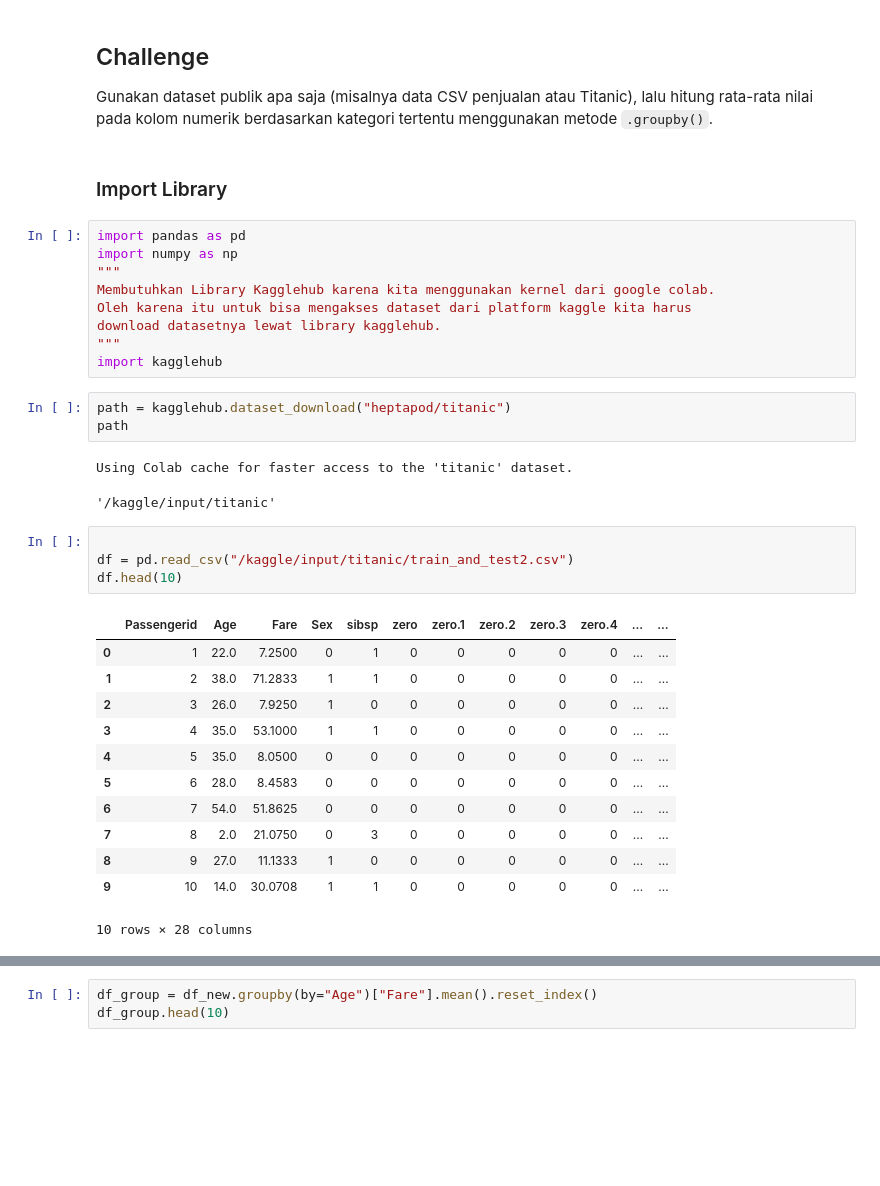
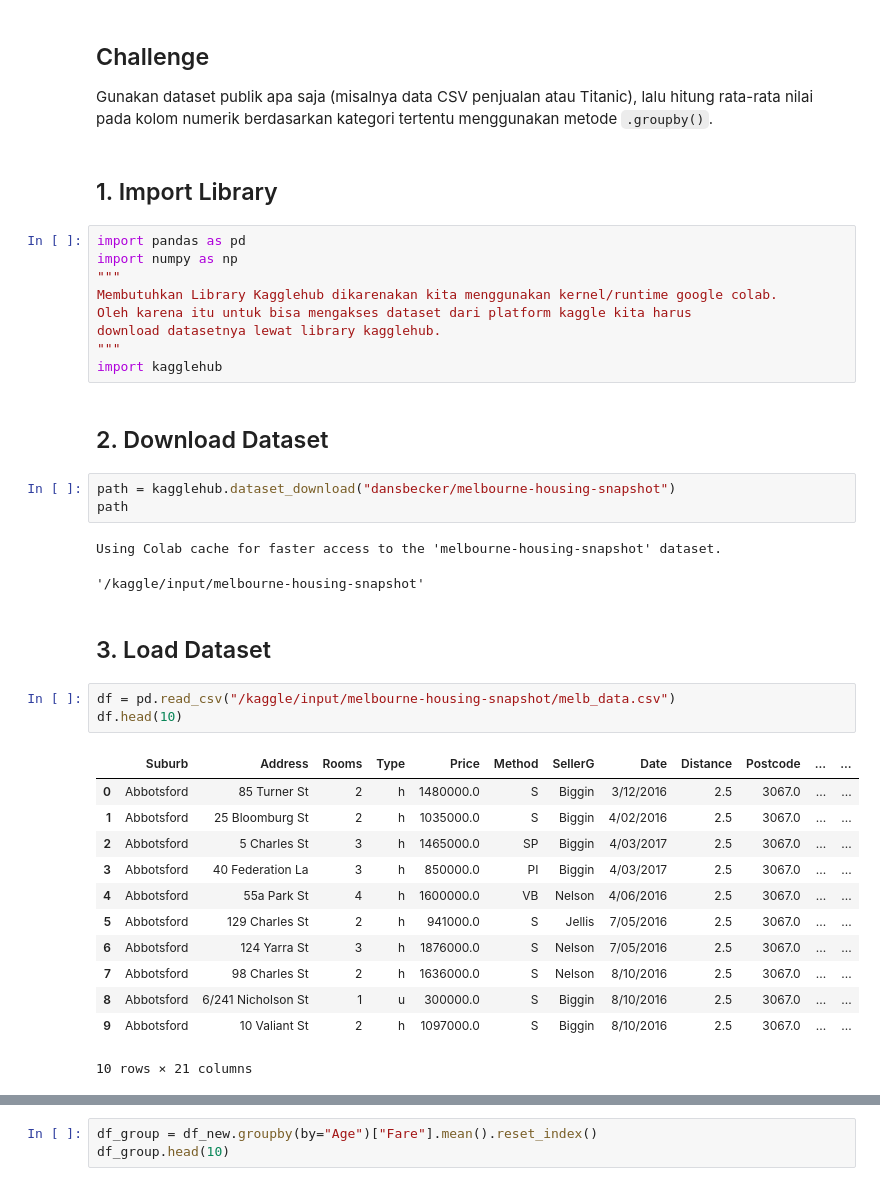
Before and after one commit to fauzan18296/Challenge-Foundations-Of-Data-Manipulation-And-Analysis, a Jupyter notebook: main.ipynb, the cells around one changed output, grey strips where cells are left out. Cells and saved outputs as stored; diff of their text form; blank space fills up the shorter version.

````diff
--- a/main.ipynb
+++ b/main.ipynb
@@ -2,36 +2,39 @@
 ## Challenge
 Gunakan dataset publik apa saja (misalnya data CSV penjualan atau Titanic), lalu hitung rata-rata nilai pada kolom numerik berdasarkan kategori tertentu menggunakan metode ```.groupby()```.
 # %% [markdown]
-### Import Library
+## 1. Import Library
 # %%
 import pandas as pd
 import numpy as np
 """
-Membutuhkan Library Kagglehub karena kita menggunakan kernel dari google colab.
+Membutuhkan Library Kagglehub dikarenakan kita menggunakan kernel/runtime google colab.
 Oleh karena itu untuk bisa mengakses dataset dari platform kaggle kita harus
 download datasetnya lewat library kagglehub.
 """
 import kagglehub
+# %% [markdown]
+## 2. Download Dataset
 # %%
-path = kagglehub.dataset_download("heptapod/titanic")
+path = kagglehub.dataset_download("dansbecker/melbourne-housing-snapshot")
 path
 # %% [output]
-Using Colab cache for faster access to the 'titanic' dataset.
+Using Colab cache for faster access to the 'melbourne-housing-snapshot' dataset.
-'/kaggle/input/titanic'
+'/kaggle/input/melbourne-housing-snapshot'
+# %% [markdown]
+## 3. Load Dataset
 # %%
-
-df = pd.read_csv("/kaggle/input/titanic/train_and_test2.csv")
+df = pd.read_csv("/kaggle/input/melbourne-housing-snapshot/melb_data.csv")
 df.head(10)
 # %% [output]
-|  | Passengerid | Age | Fare | Sex | sibsp | zero | zero.1 | zero.2 | zero.3 | zero.4 | ... | ... |
-| 0 | 1 | 22.0 | 7.2500 | 0 | 1 | 0 | 0 | 0 | 0 | 0 | ... | ... |
-| 1 | 2 | 38.0 | 71.2833 | 1 | 1 | 0 | 0 | 0 | 0 | 0 | ... | ... |
-| 2 | 3 | 26.0 | 7.9250 | 1 | 0 | 0 | 0 | 0 | 0 | 0 | ... | ... |
-| 3 | 4 | 35.0 | 53.1000 | 1 | 1 | 0 | 0 | 0 | 0 | 0 | ... | ... |
-| 4 | 5 | 35.0 | 8.0500 | 0 | 0 | 0 | 0 | 0 | 0 | 0 | ... | ... |
-| 5 | 6 | 28.0 | 8.4583 | 0 | 0 | 0 | 0 | 0 | 0 | 0 | ... | ... |
-| 6 | 7 | 54.0 | 51.8625 | 0 | 0 | 0 | 0 | 0 | 0 | 0 | ... | ... |
-| 7 | 8 | 2.0 | 21.0750 | 0 | 3 | 0 | 0 | 0 | 0 | 0 | ... | ... |
-| 8 | 9 | 27.0 | 11.1333 | 1 | 0 | 0 | 0 | 0 | 0 | 0 | ... | ... |
-| 9 | 10 | 14.0 | 30.0708 | 1 | 1 | 0 | 0 | 0 | 0 | 0 | ... | ... |
+|  | Suburb | Address | Rooms | Type | Price | Method | SellerG | Date | Distance | Postcode | ... | ... |
+| 0 | Abbotsford | 85 Turner St | 2 | h | 1480000.0 | S | Biggin | 3/12/2016 | 2.5 | 3067.0 | ... | ... |
+| 1 | Abbotsford | 25 Bloomburg St | 2 | h | 1035000.0 | S | Biggin | 4/02/2016 | 2.5 | 3067.0 | ... | ... |
+| 2 | Abbotsford | 5 Charles St | 3 | h | 1465000.0 | SP | Biggin | 4/03/2017 | 2.5 | 3067.0 | ... | ... |
+| 3 | Abbotsford | 40 Federation La | 3 | h | 850000.0 | PI | Biggin | 4/03/2017 | 2.5 | 3067.0 | ... | ... |
+| 4 | Abbotsford | 55a Park St | 4 | h | 1600000.0 | VB | Nelson | 4/06/2016 | 2.5 | 3067.0 | ... | ... |
+| 5 | Abbotsford | 129 Charles St | 2 | h | 941000.0 | S | Jellis | 7/05/2016 | 2.5 | 3067.0 | ... | ... |
+| 6 | Abbotsford | 124 Yarra St | 3 | h | 1876000.0 | S | Nelson | 7/05/2016 | 2.5 | 3067.0 | ... | ... |
+| 7 | Abbotsford | 98 Charles St | 2 | h | 1636000.0 | S | Nelson | 8/10/2016 | 2.5 | 3067.0 | ... | ... |
+| 8 | Abbotsford | 6/241 Nicholson St | 1 | u | 300000.0 | S | Biggin | 8/10/2016 | 2.5 | 3067.0 | ... | ... |
+| 9 | Abbotsford | 10 Valiant St | 2 | h | 1097000.0 | S | Biggin | 8/10/2016 | 2.5 | 3067.0 | ... | ... |
-10 rows × 28 columns
+10 rows × 21 columns
````
Also changed, not shown: parts of 10 cells of this notebook.
